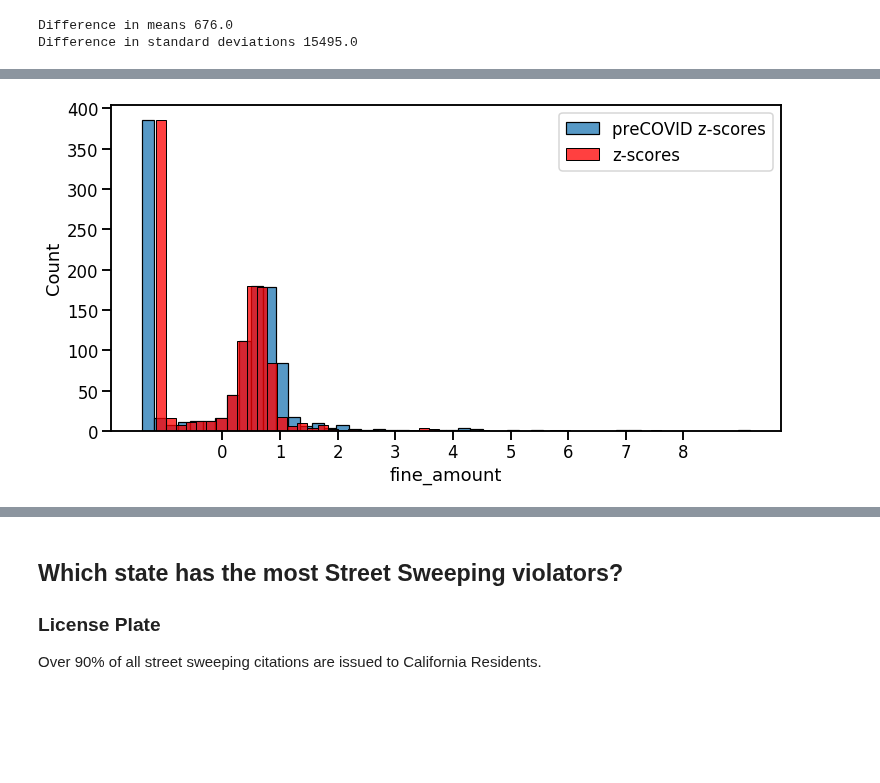
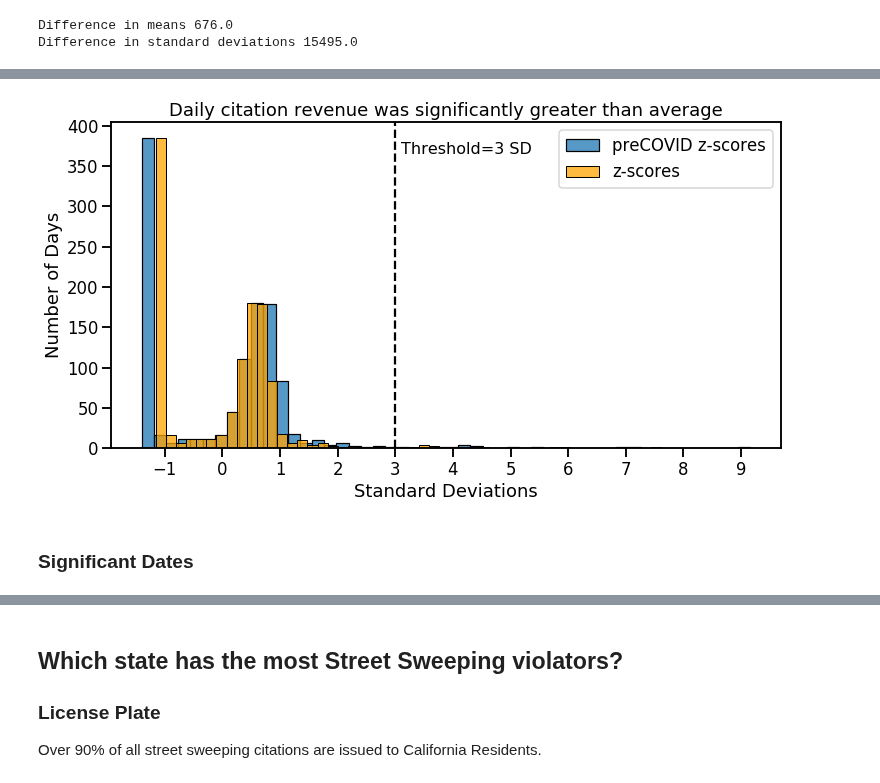
Before and after one commit to Promeos/LADOT-COVID19-enforcement, a Jupyter notebook: MVP.ipynb, the cells around one changed output, grey strips where cells are left out. Drawn from its saved outputs; the diff is of its cells as text; code cells hidden in the pictures; blank space fills up the shorter version.

Commit message:
Calendar to show the days of significant revenue earned from street sweeping citations

```diff
--- a/MVP.ipynb
+++ b/MVP.ipynb
@@ -262,10 +264,14 @@ mean, std = daily_revenue.agg(['mean', 'std']).values
 
 # Calculating Z-Scores using precovid mean and std
 z_scores_precovid = (daily_revenue - mean_precovid)/std_precovid
+z_scores_precovid.index = pd.to_datetime(z_scores_precovid.index)
+
 sig_zscores_pre_covid = z_scores_precovid[z_scores_precovid>3]
 
 # Calculating Z-Scores using entire data
 z_scores = (daily_revenue - mean)/std
+z_scores.index = pd.to_datetime(z_scores.index)
+
 sig_zscores = z_scores[z_scores>3]
 # %%
 print("Difference in means", round(abs(mean_precovid-mean)))
@@ -276,21 +321,30 @@ Difference in standard deviations 15495.0
 # %%
 sns.set_context('talk')
 
 plt.figure(figsize=(12, 6))
 sns.histplot(data=z_scores_precovid,
              bins=50,
              label='preCOVID z-scores')
 
 
 sns.histplot(data=z_scores,
              bins=50,
-             color='red',
+             color='orange',
              label='z-scores')
-plt.legend()
 
-plt.xticks(np.linspace(0, 8, 9));
+plt.title('Daily citation revenue was significantly greater than average')
+plt.xlabel('Standard Deviations')
+plt.ylabel('Number of Days')
+
+plt.axvline(3, color='Black', linestyle="--")
+plt.text(3.1, 365, 'Threshold=3 SD', fontsize=16)
+
+plt.xticks(np.linspace(-1, 9, 11))
+plt.legend();
 # %% [output]
-[figure, old version]
+[figure, new version]
+# %% [markdown]
+### Significant Dates
 # %%
 dates_precovid = set(list(sig_zscores.index))
 dates = set(list(sig_zscores_pre_covid.index))
```
Also changed, not shown: parts of 22 cells of this notebook.
